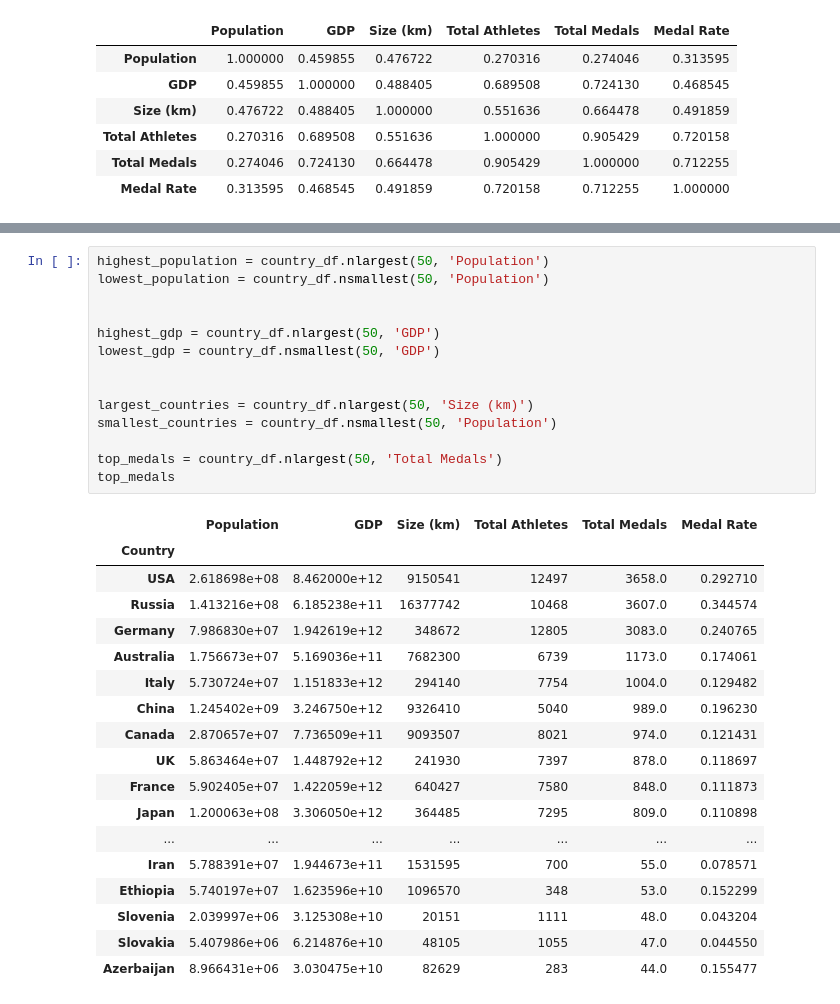
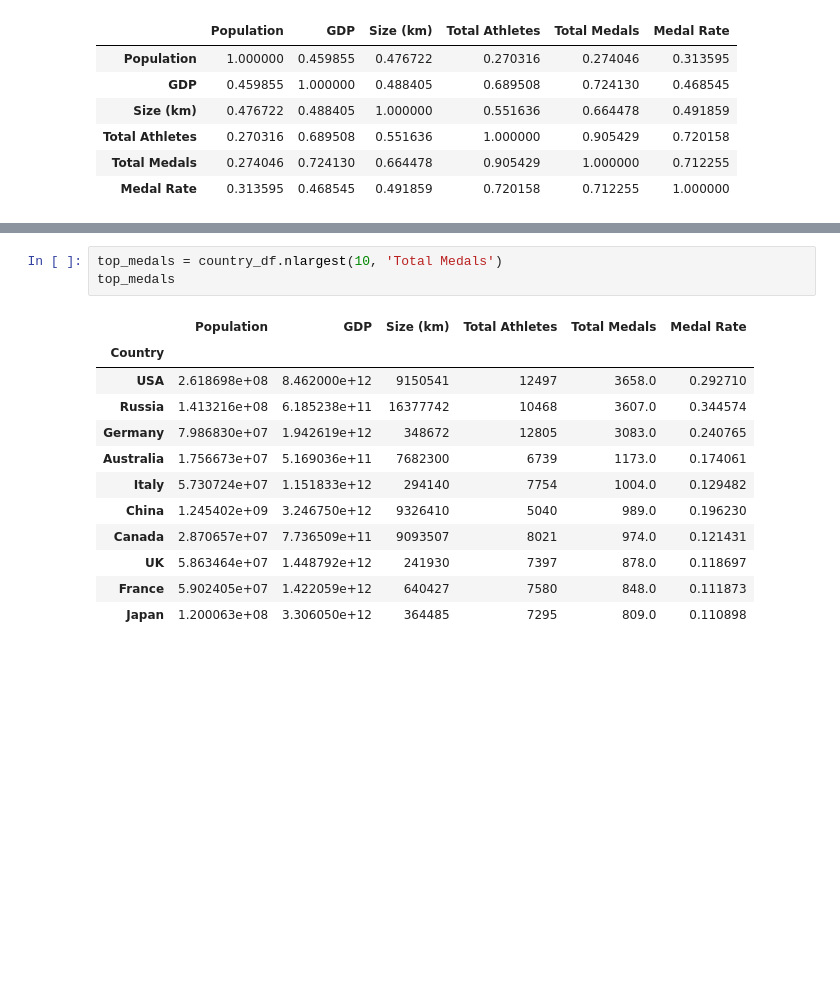
Before and after one commit to sak0213/perfect-10-group-project, a Jupyter notebook: country_df.ipynb, the cells around one changed output, grey strips where cells are left out. Cells and saved outputs as stored; diff of their text form; blank space fills up the shorter version.

Commit message:
country jupyter notebook update

```diff
--- a/country_df.ipynb
+++ b/country_df.ipynb
@@ -173,33 +269,16 @@ country_corr
 # %%
-highest_population = country_df.nlargest(50, 'Population')
-lowest_population = country_df.nsmallest(50, 'Population')
-
-
-highest_gdp = country_df.nlargest(50, 'GDP')
-lowest_gdp = country_df.nsmallest(50, 'GDP')
-
-
-largest_countries = country_df.nlargest(50, 'Size (km)')
-smallest_countries = country_df.nsmallest(50, 'Population')
-
-top_medals = country_df.nlargest(50, 'Total Medals')
+top_medals = country_df.nlargest(10, 'Total Medals')
 top_medals
 # %% [output]
 |  | Population | GDP | Size (km) | Total Athletes | Total Medals | Medal Rate |
 | Country |  |  |  |  |  |  |
 | USA | 2.618698e+08 | 8.462000e+12 | 9150541 | 12497 | 3658.0 | 0.292710 |
 | Russia | 1.413216e+08 | 6.185238e+11 | 16377742 | 10468 | 3607.0 | 0.344574 |
 | Germany | 7.986830e+07 | 1.942619e+12 | 348672 | 12805 | 3083.0 | 0.240765 |
 | Australia | 1.756673e+07 | 5.169036e+11 | 7682300 | 6739 | 1173.0 | 0.174061 |
 | Italy | 5.730724e+07 | 1.151833e+12 | 294140 | 7754 | 1004.0 | 0.129482 |
 | China | 1.245402e+09 | 3.246750e+12 | 9326410 | 5040 | 989.0 | 0.196230 |
 | Canada | 2.870657e+07 | 7.736509e+11 | 9093507 | 8021 | 974.0 | 0.121431 |
 | UK | 5.863464e+07 | 1.448792e+12 | 241930 | 7397 | 878.0 | 0.118697 |
 | France | 5.902405e+07 | 1.422059e+12 | 640427 | 7580 | 848.0 | 0.111873 |
 | Japan | 1.200063e+08 | 3.306050e+12 | 364485 | 7295 | 809.0 | 0.110898 |
-| ... | ... | ... | ... | ... | ... | ... |
-| Iran | 5.788391e+07 | 1.944673e+11 | 1531595 | 700 | 55.0 | 0.078571 |
-| Ethiopia | 5.740197e+07 | 1.623596e+10 | 1096570 | 348 | 53.0 | 0.152299 |
-| Slovenia | 2.039997e+06 | 3.125308e+10 | 20151 | 1111 | 48.0 | 0.043204 |
-| Slovakia | 5.407986e+06 | 6.214876e+10 | 48105 | 1055 | 47.0 | 0.044550 |
-| Azerbaijan | 8.966431e+06 | 3.030475e+10 | 82629 | 283 | 44.0 | 0.155477 |
```
Also changed, not shown: parts of 15 cells of this notebook.
